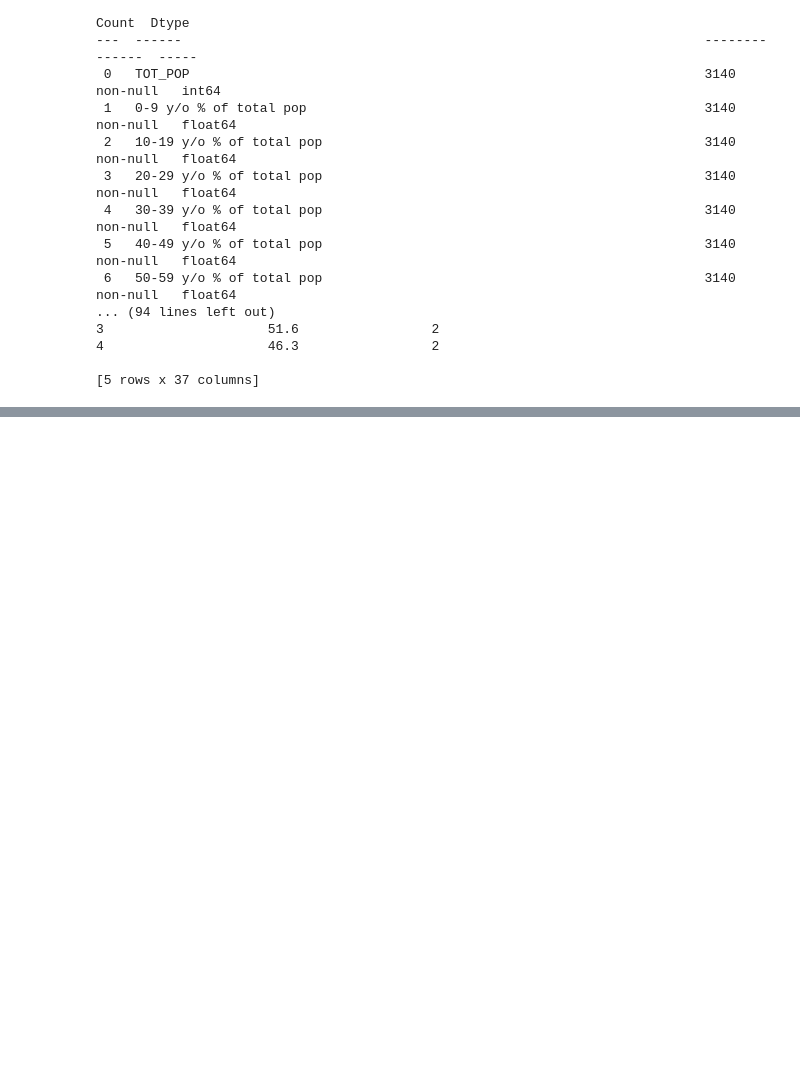
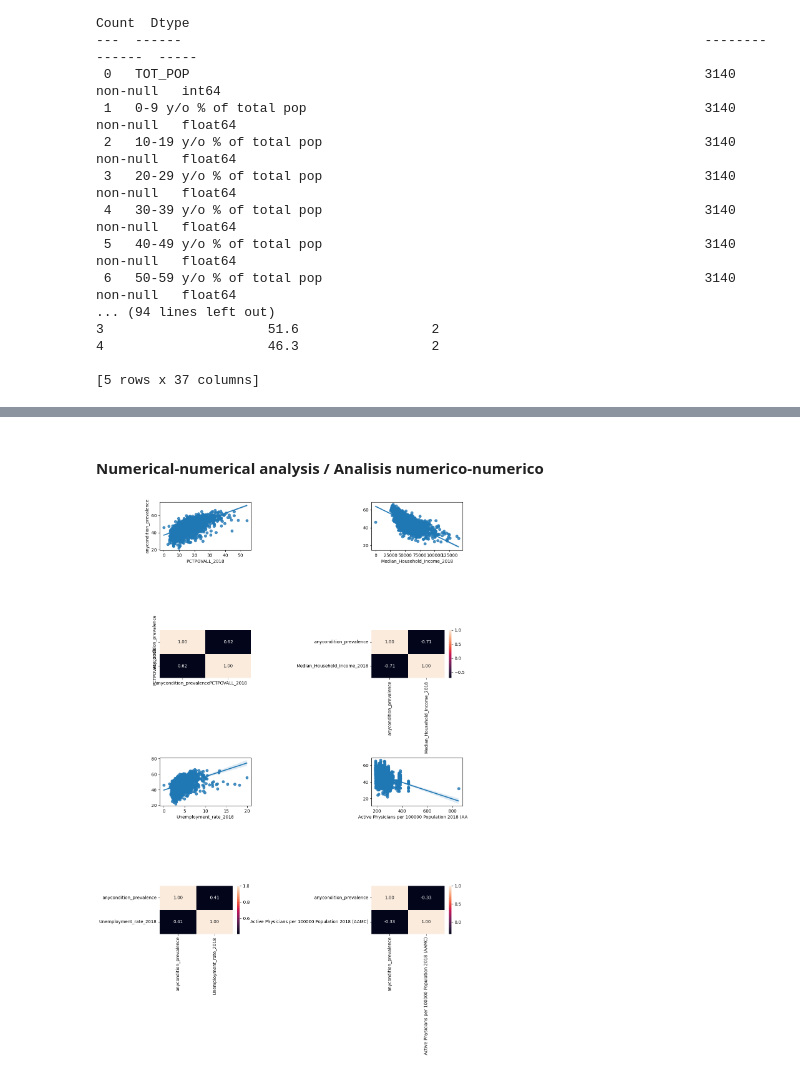
Before and after one commit to Steffanoganahl/Tutorial-Construye-un-modelo-de-regresion-lineal-usando-pandas-y-python, a Jupyter notebook: src/explore.ipynb, the cells around one changed output, grey strips where cells are left out. Cells and saved outputs as stored; diff of their text form; code cells hidden in the pictures; blank space fills up the shorter version.

```diff
--- a/src/explore.ipynb
+++ b/src/explore.ipynb
@@ -179,0 +225,28 @@ Data columns (total 37 columns):
+# %% [markdown]
+#### Numerical-numerical analysis / Analisis numerico-numerico
+# %%
+# Numerical - Numerical Analysis / Análisis numérico - numérico
+
+# Create subplot canvas / Crear lienzo de subgráficos
+fig, axis = plt.subplots(4, 2, figsize = (12, 18))
+
+# Create Plots / Crear gráficos
+sns.regplot(ax = axis[0, 0], data = total_data, x = "PCTPOVALL_2018", y = "anycondition_prevalence")
+sns.heatmap(total_data[["anycondition_prevalence", "PCTPOVALL_2018"]].corr(), annot = True, fmt = ".2f", ax = axis[1, 0], cbar = False)
+
+sns.regplot(ax = axis[0, 1], data = total_data, x = "Median_Household_Income_2018", y = "anycondition_prevalence").set(ylabel = None)
+sns.heatmap(total_data[["anycondition_prevalence", "Median_Household_Income_2018"]].corr(), annot = True, fmt = ".2f", ax = axis[1, 1])
+
+sns.regplot(ax = axis[2, 0], data = total_data, x = "Unemployment_rate_2018", y = "anycondition_prevalence").set(ylabel = None)
+sns.heatmap(total_data[["anycondition_prevalence", "Unemployment_rate_2018"]].corr(), annot = True, fmt = ".2f", ax = axis[3, 0]).set(ylabel = None)
+
+sns.regplot(ax = axis[2, 1], data = total_data, x = "Active Physicians per 100000 Population 2018 (AAMC)", y = "anycondition_prevalence").set(ylabel = None)
+sns.heatmap(total_data[["anycondition_prevalence", "Active Physicians per 100000 Population 2018 (AAMC)"]].corr(), annot = True, fmt = ".2f", ax = axis[3, 1]).set(ylabel = None)
+
+# Adjust layout / Ajustar el diseño
+plt.tight_layout()
+
+# Show the plot / Mostrar el gráfico
+plt.show()
+# %% [output]
+[figure, added]
```
Also changed, not shown: parts of 55 cells of this notebook, 3 other files.
